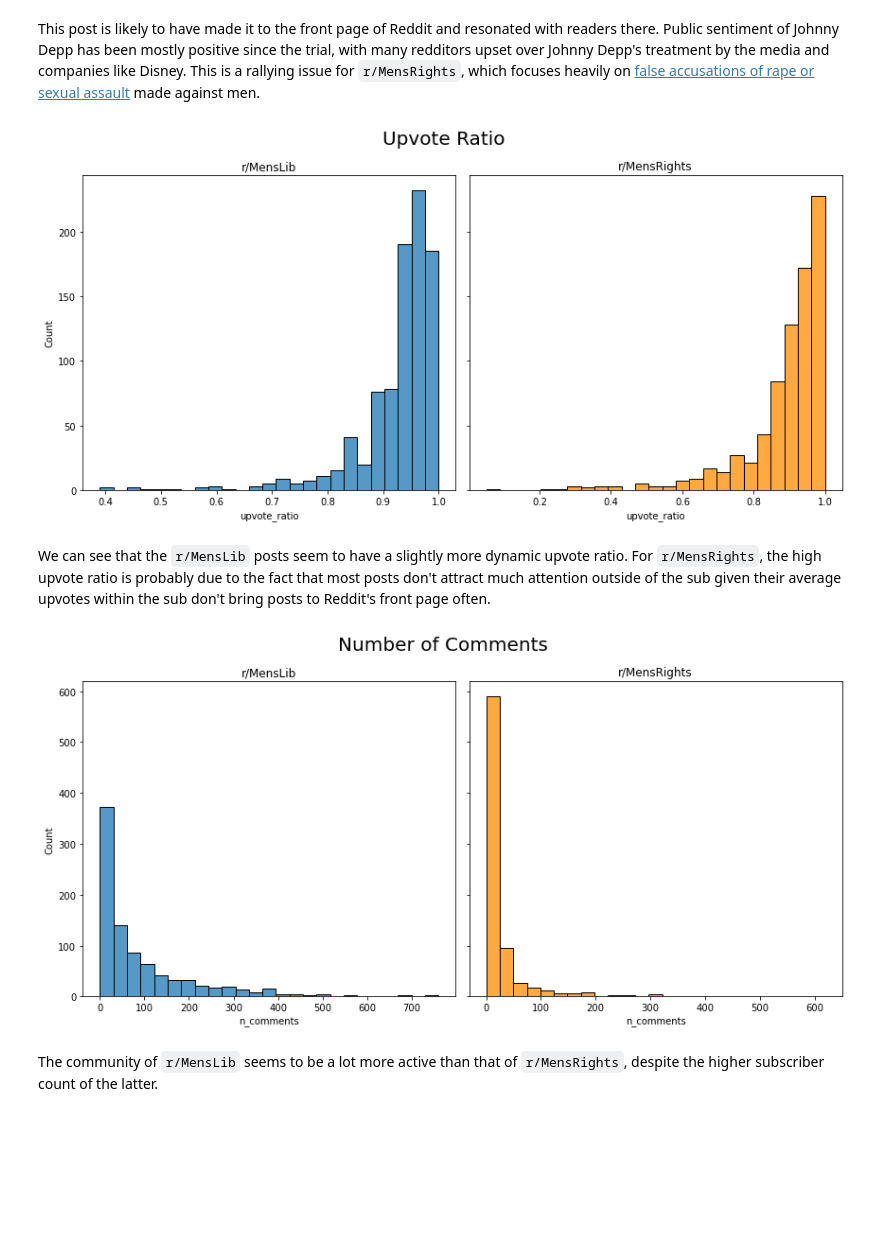
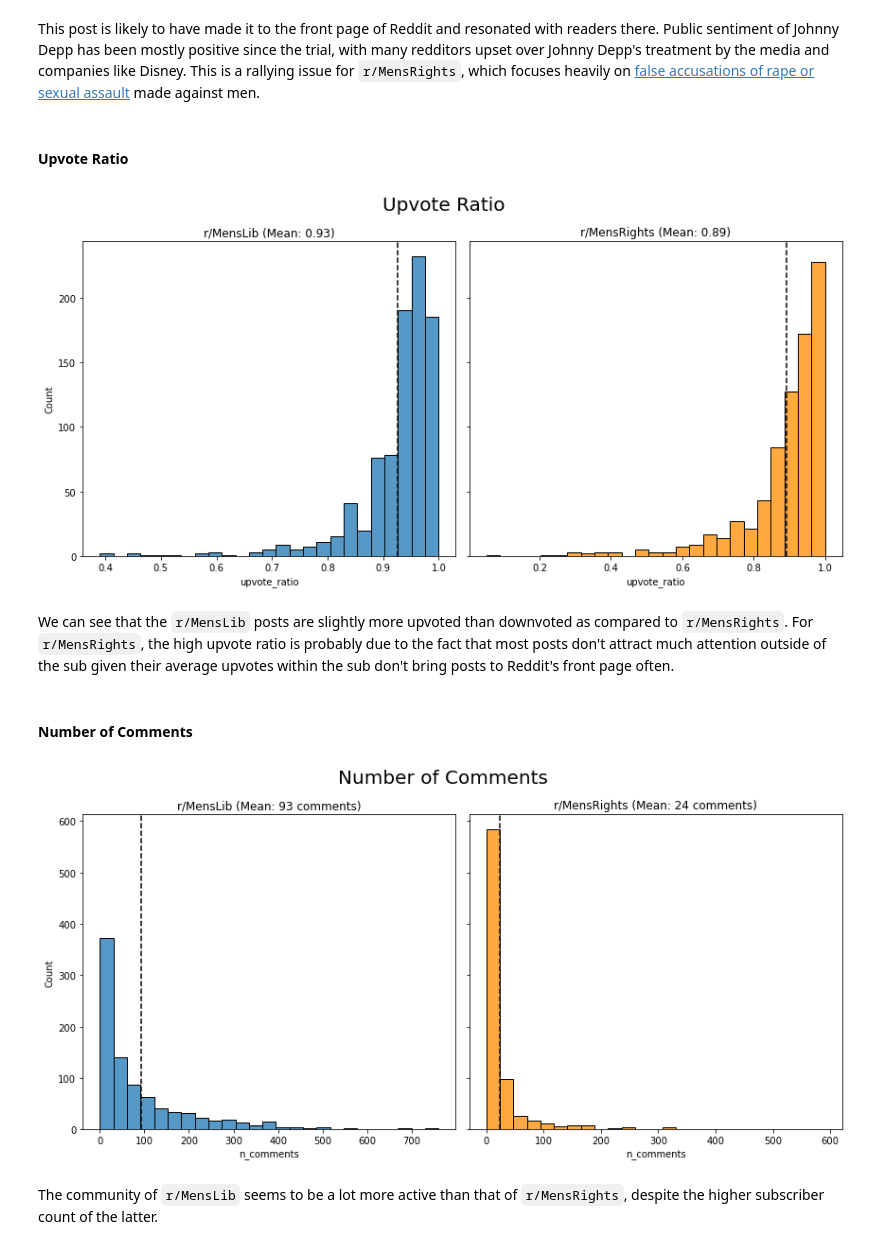
Before and after one commit to benjamin-awd/Subreddit-Classification-with-NLP, a Jupyter notebook: 2_Data_Cleaning_EDA.ipynb, the cells around one changed output. Cells and saved outputs as stored; diff of their text form; code cells hidden in the pictures; blank space fills up the shorter version.

```diff
--- a/2_Data_Cleaning_EDA.ipynb
+++ b/2_Data_Cleaning_EDA.ipynb
@@ -228,5 +228,8 @@ dtype: int64
 mensrights.shape, menslib.shape
 # %% [output]
 ((775, 16), (890, 16))
+# %%
+# Drop outlier
+mensrights = mensrights.drop(mensrights[mensrights['upvotes'] > 20_000].index)
 # %% [markdown]
 Our classes are slightly imbalanced, but this is somewhat to be expected given differences between each subreddit due to factors such as strict automoderation policies or Reddit's internal algorithm.
@@ -251,29 +259,41 @@ mensrights[mensrights['upvotes'] > 20_000]
 # %% [markdown]
 This post is likely to have made it to the front page of Reddit and resonated with readers there. Public sentiment of Johnny Depp has been mostly positive since the trial, with many redditors upset over Johnny Depp's treatment by the media and companies like Disney. This is a rallying issue for `r/MensRights`, which focuses heavily on [false accusations of rape or sexual assault](https://www.reddit.com/r/MensRights/search?q=false%20accusation&restrict_sr=1) made against men.
+# %% [markdown]
+#### Upvote Ratio
 # %%
 fig, ax = plt.subplots(1, 2, figsize=(12,6), sharey=True)
 ax = ax.ravel()
+mean_1 = menslib['upvote_ratio'].mean()
 g1 = sns.histplot(data=menslib, x='upvote_ratio', ax = ax[0], bins=25)
-g1.set_title('r/MensLib')
+g1.set_title(f'r/MensLib (Mean: {(mean_1):.2f})')
+ax[0].axvline(mean_1, ls='--', color='black')
+mean_2 = mensrights['upvote_ratio'].mean()
 g2 = sns.histplot(data=mensrights, x='upvote_ratio', ax = ax[1], bins=25, color='darkorange')
-g2.set_title('r/MensRights')
+g2.set_title(f'r/MensRights (Mean: {(mean_2):.2f})')
+ax[1].axvline(mean_2, ls='--', color='black')
 plt.suptitle('Upvote Ratio', fontsize=20)
 plt.tight_layout()
 # %% [output]
-[figure, old version]
+[figure, new version]
 # %% [markdown]
-We can see that the `r/MensLib` posts seem to have a slightly more dynamic upvote ratio. For `r/MensRights`, the high upvote ratio is probably due to the fact that most posts don't attract much attention outside of the sub given their average upvotes within the sub don't bring posts to Reddit's front page often.
+We can see that the `r/MensLib` posts are slightly more upvoted than downvoted as compared to `r/MensRights`. For `r/MensRights`, the high upvote ratio is probably due to the fact that most posts don't attract much attention outside of the sub given their average upvotes within the sub don't bring posts to Reddit's front page often.
+# %% [markdown]
+#### Number of Comments
 # %%
 fig, ax = plt.subplots(1, 2, figsize=(12,6), sharey=True)
 ax = ax.ravel()
+mean_1 = menslib['n_comments'].mean()
 g1 = sns.histplot(data=menslib, x='n_comments', ax = ax[0], bins=25)
-g1.set_title('r/MensLib')
+g1.set_title(f'r/MensLib (Mean: {round(mean_1)} comments)')
+ax[0].axvline(mean_1, ls='--', color='black')
+mean_2 = mensrights['n_comments'].mean()
 g2 = sns.histplot(data=mensrights, x='n_comments', ax = ax[1], bins=25, color='darkorange')
-g2.set_title('r/MensRights')
+g2.set_title(f'r/MensRights (Mean: {round(mean_2)} comments)')
+ax[1].axvline(mean_2, ls='--', color='black')
 plt.suptitle('Number of Comments', fontsize=20)
 plt.tight_layout()
 # %% [output]
-[figure, old version]
+[figure, new version]
 # %% [markdown]
 The community of `r/MensLib` seems to be a lot more active than that of `r/MensRights`, despite the higher subscriber count of the latter.
 # %% [markdown]
```
Also changed, not shown: parts of 15 cells of this notebook, 6 other files.
